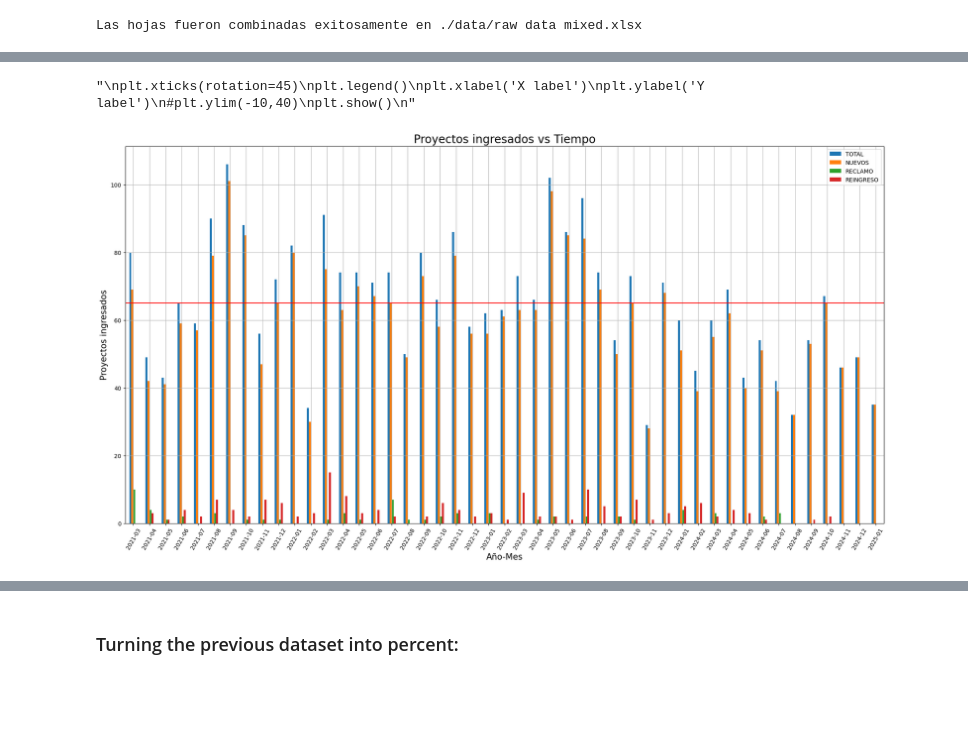
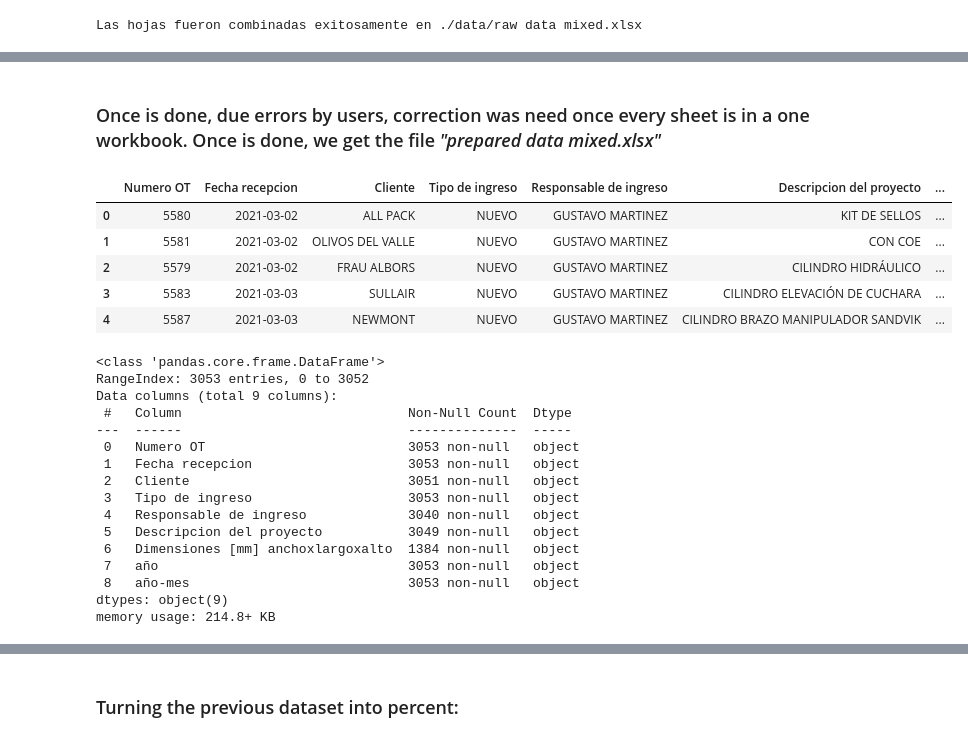
Before and after one commit to AutoMataX/ARG001_MechanicalWorkshop, a Jupyter notebook: EDA.ipynb, the cells around one changed output, grey strips where cells are left out. Saved outputs shown, nothing was run; the diff lists cells and outputs as text; code cells hidden in the pictures; blank space fills up the shorter version.

```diff
--- a/EDA.ipynb
+++ b/EDA.ipynb
@@ -156,22 +30,51 @@ df_pj.describe()
-# %%
-# Plotting the results -----------
-df_pj.plot(figsize = (24,12), kind = 'bar', grid = True, rot = 60)
-plt.xlabel('Año-Mes', size = 15)
-plt.ylabel('Proyectos ingresados', size = 15)
-plt.title('Proyectos ingresados vs Tiempo', size = 20)
-
-# Horizontal line
-yline = round(df_pj['TOTAL'].mean(), 0)
-plt.axhline(y=yline, color='r', linestyle='-')
-
-'''
-plt.xticks(rotation=45)
-plt.legend()
-plt.xlabel('X label')
-plt.ylabel('Y label')
-#plt.ylim(-10,40)
-plt.show()
-'''
-# %% [output]
-"\nplt.xticks(rotation=45)\nplt.legend()\nplt.xlabel('X label')\nplt.ylabel('Y label')\n#plt.ylim(-10,40)\nplt.show()\n"
-[figure, removed]
+# %% [markdown]
+### Once is done, due errors by users, correction was need once every sheet is in a one workbook. Once is done, we get the file *"prepared data mixed.xlsx"*
+# %%
+path = './data/prepared data mixed.xlsx'
+df = pd.read_excel(path)
+
+#df.head(5)
+#df = df.dropna(axis = 1, how = 'all')
+
+df = df.sort_values(by = 'Fecha recepcion')
+df = df.reset_index(drop=True)
+
+# UPPERCASE: every attribute
+attributes = df.columns #df.iloc[:,:4].columns
+for a in attributes:
+
+    df[a] = df[a].str.upper()
+
+
+# New attribute: year-month
+df['año'] = df['Fecha recepcion'].str.split('-', expand = True)[0]
+df['año-mes'] = df['Fecha recepcion'].str.split('-', expand = True)[0] + '-' + df['Fecha recepcion'].str.split('-', expand = True)[1]
+
+df.head(5)
+# %% [output]
+|  | Numero OT | Fecha recepcion | Cliente | Tipo de ingreso | Responsable de ingreso | Descripcion del proyecto | ... |
+| 0 | 5580 | 2021-03-02 | ALL PACK | NUEVO | GUSTAVO MARTINEZ | KIT DE SELLOS | ... |
+| 1 | 5581 | 2021-03-02 | OLIVOS DEL VALLE | NUEVO | GUSTAVO MARTINEZ | CON COE | ... |
+| 2 | 5579 | 2021-03-02 | FRAU ALBORS | NUEVO | GUSTAVO MARTINEZ | CILINDRO HIDRÁULICO | ... |
+| 3 | 5583 | 2021-03-03 | SULLAIR | NUEVO | GUSTAVO MARTINEZ | CILINDRO ELEVACIÓN DE CUCHARA | ... |
+| 4 | 5587 | 2021-03-03 | NEWMONT | NUEVO | GUSTAVO MARTINEZ | CILINDRO BRAZO MANIPULADOR SANDVIK | ... |
+# %%
+df.to_csv('./data/prepared data.csv')
+df.info()
+# %% [output]
+<class 'pandas.core.frame.DataFrame'>
+RangeIndex: 3053 entries, 0 to 3052
+Data columns (total 9 columns):
+ #   Column                             Non-Null Count  Dtype
+---  ------                             --------------  -----
+ 0   Numero OT                          3053 non-null   object
+ 1   Fecha recepcion                    3053 non-null   object
+ 2   Cliente                            3051 non-null   object
+ 3   Tipo de ingreso                    3053 non-null   object
+ 4   Responsable de ingreso             3040 non-null   object
+ 5   Descripcion del proyecto           3049 non-null   object
+ 6   Dimensiones [mm] anchoxlargoxalto  1384 non-null   object
+ 7   año                                3053 non-null   object
+ 8   año-mes                            3053 non-null   object
+dtypes: object(9)
+memory usage: 214.8+ KB
```
Also changed, not shown: parts of 52 cells of this notebook, 9 other files.
